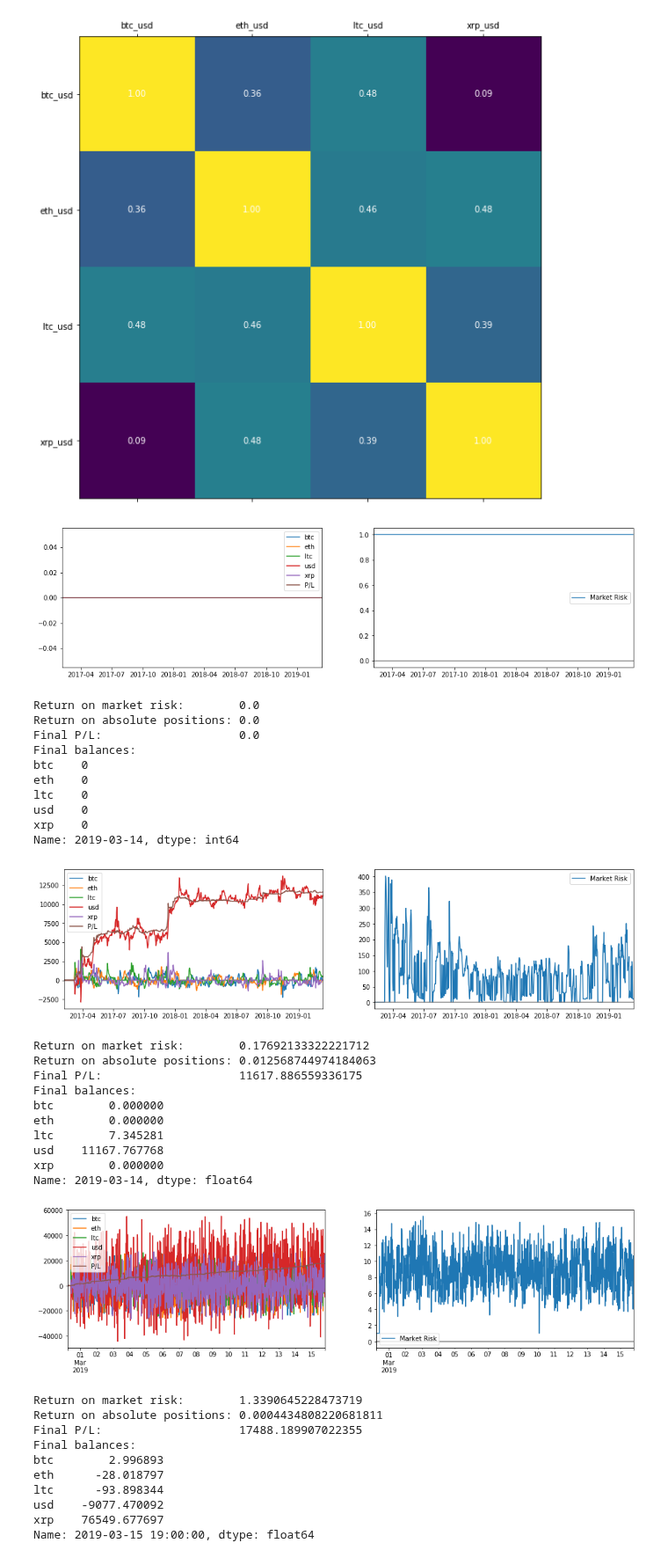
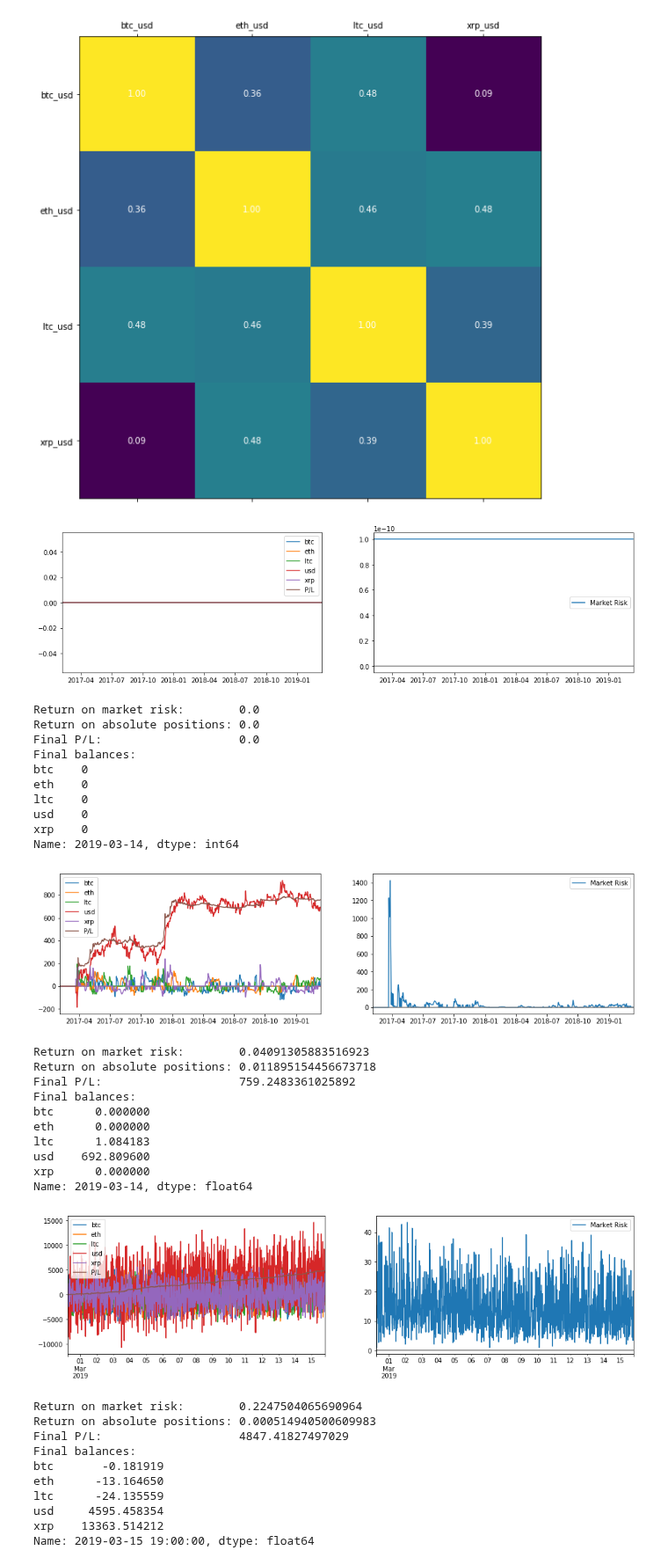
Before and after one commit to cambrian/quant, a Jupyter notebook: research/analysis.ipynb, the cells around one changed output. Shown at 88% size. Cells and saved outputs as stored; diff of their text form; code cells hidden in the pictures.

Commit message:
fix market risk calculation actually this time

```diff
--- a/research/analysis.ipynb
+++ b/research/analysis.ipynb
@@ -114,11 +114,15 @@ def pnl(balances, prices):
             usd += qty * prices[pair]
     return usd
 
-def market_risk(diff_variances, pcs, balances):
+def market_risk(pca, balances):
     '''sqrt(sum(position * var(currency) * pc1[currency]))'''
     balances = pd.DataFrame([{(k+'_usd'):v for k,v in balances.items() if k != 'usd'}])
-    risk = np.sqrt(np.sum(np.abs(pcs.values.dot((balances * diff_variances).values.T))))
-    return risk + 1 # avoid div by 0
+    pca_stddevs = np.sqrt(pca.explained_variance_)
+    components = pd.DataFrame(pca.components_, columns = data['prices'].columns)
+    component_variances = components.mul(pd.Series(pca_stddevs), axis=0)
+    pca_position_variances = component_variances.values.dot((balances * balances.abs()).values.T)
+    risk = np.sqrt(np.abs(pca_position_variances).sum()) # np.linalg.norm(pca_position_variances)
+    return max(1e-10, risk) # avoid div by 0
 
 def evaluate(strategy, data, fees = 0):
     '''data is prices per-day
@@ -130,10 +134,8 @@ def evaluate(strategy, data, fees = 0):
     balance_values = []
     risks = []
     price_diffs = data['prices'].diff().iloc[1:]
-    diff_variances = price_diffs.var()
     diff_pca = PCA(n_components=0.997)
     diff_pca.fit(price_diffs)
-    pcs = pd.DataFrame(diff_pca.components_, columns = data['prices'].columns)
     for (date, prices) in data['prices'].iterrows():
         volumes = data['volumes'].loc[date]
         orders = strategy.step(balances, prices, volumes)
@@ -147,7 +149,7 @@ def evaluate(strategy, data, fees = 0):
         balances_.append(balances.copy())
         balance_values.append({ c: qty * price(c) for c, qty in balances.items() })
         pnls.append(current_pnl)
-        risks.append(market_risk(diff_variances, pcs, balances))
+        risks.append(market_risk(diff_pca, balances))
     return {
         'P/L': pd.DataFrame(pnls, index=dates, columns=["P/L"]),
         'balances': pd.DataFrame(balances_, index=dates),
@@ -182,7 +184,7 @@ from strategy import HoldStrategy
 
 plot_results(evaluate(HoldStrategy(), data))
 # %% [output]
-[figure, old version]
+[figure, new version]
 Return on market risk:        0.0
 Return on absolute positions: 0.0
 Final P/L:                    0.0
@@ -261,31 +263,31 @@ class StatArb(Strategy):
 
         return orders
 
-plot_results(evaluate(StatArb(correlation_window_size = 32, movement_half_life = 1, size = 1000, min_edge = 0.25), data))
+plot_results(evaluate(StatArb(correlation_window_size = 48, movement_half_life = .01, size = 1000, min_edge = 0.25), data))
 # %% [output]
-[figure, old version]
+[figure, new version]
-Return on market risk:        0.17692133322221712
-Return on absolute positions: 0.012568744974184063
-Final P/L:                    11617.886559336175
+Return on market risk:        0.04091305883516923
+Return on absolute positions: 0.011895154456673718
+Final P/L:                    759.2483361025892
 Final balances:
-btc        0.000000
-eth        0.000000
-ltc        7.345281
-usd    11167.767768
-xrp        0.000000
+btc      0.000000
+eth      0.000000
+ltc      1.084183
+usd    692.809600
+xrp      0.000000
 Name: 2019-03-14, dtype: float64
 # %%
-plot_results(evaluate(StatArb(correlation_window_size = 4, movement_half_life = 20, size = 1000, min_edge = 0.25), data_15min))
+plot_results(evaluate(StatArb(correlation_window_size = 4, movement_half_life = 4, size = 1000, min_edge = 0.25), data_15min))
 # %% [output]
-[figure, old version]
+[figure, new version]
-Return on market risk:        1.3390645228473719
-Return on absolute positions: 0.0004434808220681811
-Final P/L:                    17488.189907022355
+Return on market risk:        0.2247504065690964
+Return on absolute positions: 0.000514940500609983
+Final P/L:                    4847.41827497029
 Final balances:
-btc        2.996893
-eth      -28.018797
-ltc      -93.898344
-usd    -9077.470092
-xrp    76549.677697
+btc       -0.181919
+eth      -13.164650
+ltc      -24.135559
+usd     4595.458354
+xrp    13363.514212
 Name: 2019-03-15 19:00:00, dtype: float64
 # %%
```
Also changed, not shown: parts of 3 cells of this notebook.
